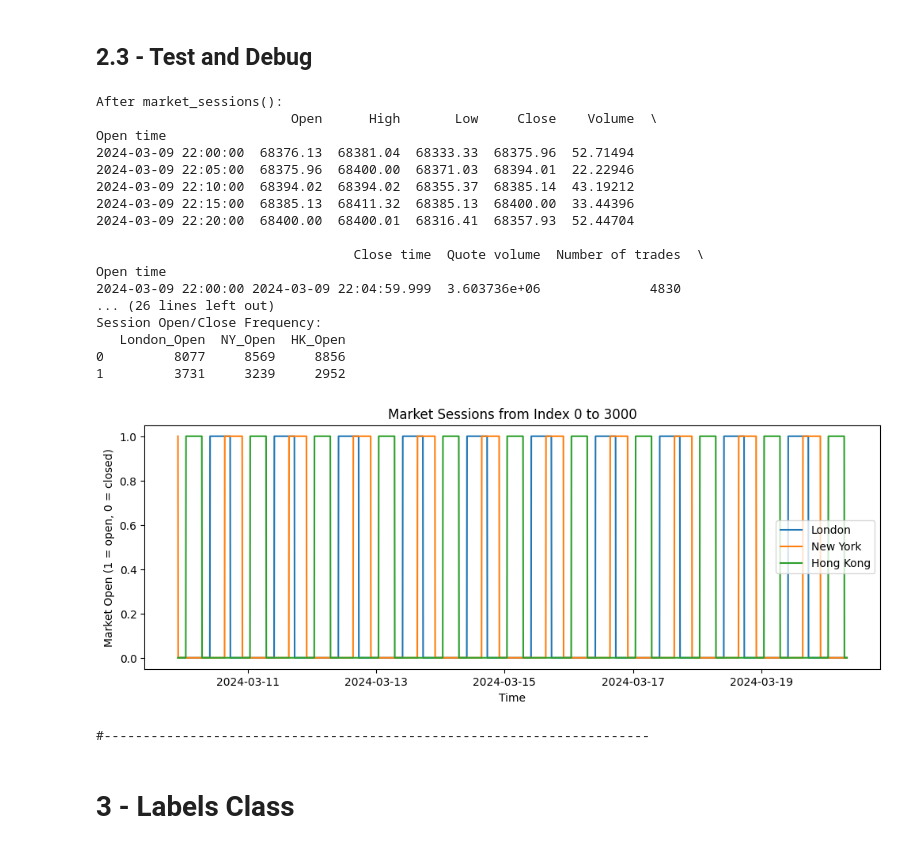
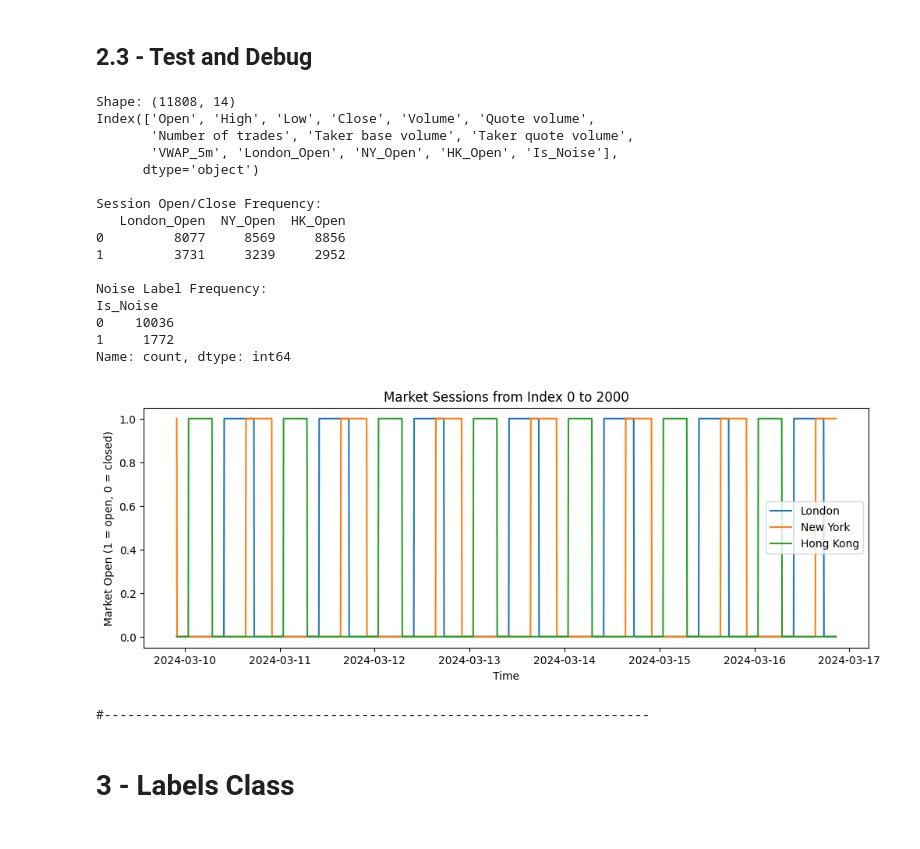
Before and after one commit to valerian-drmt/Trading_Projects, a Jupyter notebook: LSTM_Strategy.ipynb, the cells around one changed output. Drawn from its saved outputs; the diff is of its cells as text; code cells hidden in the pictures.

```diff
--- a/LSTM_Strategy.ipynb
+++ b/LSTM_Strategy.ipynb
@@ -90,11 +89,11 @@ def Get_Raw_Data(symbols, start, end, interval, With_file):
 # %% [markdown]
 ## 1.3 - Test and Debug
 # %%
-With_file = True
+With_file = False
 symbols="BTCUSDT"
-start="2024-03-10"
-end="2024-04-20"
-interval="5m"
+start="2025-02-03"
+end="2025-04-06"
+interval="1m"
 
 data_v0 = Get_Raw_Data(symbols, start, end, interval, With_file)
 
@@ -128,7 +111,7 @@ class LSTM_Features:
     def __init__(self, data):
         self.data = data
 
-        methods = [market_sessions]
+        methods = [resample_with_vwap, market_sessions, is_noise]
         for method in methods:
           method_name = method.__name__
           setattr(self, method_name, method.__get__(self))
@@ -171,62 +452,74 @@ def market_sessions(self):
 # %% [markdown]
 ## 2.3 - Test and Debug
 # %%
+# Step 0: Initialize Features Dataframe
 Features_Data = LSTM_Features(data_v0)
+#-------------------------------------------------------------------------------
+
+# Step 1: Market Sessions
+resample_period = '5min'
+Features_Data.resample_with_vwap(resample_period)
+
+# Step 2: Market Sessions
+Features_Data.market_sessions()
+
+# Step 3: Market Sessions
+noise_ratio = 0.15
+Features_Data.is_noise(noise_ratio)
 #-------------------------------------------------------------------------------
 
 debug1 = True
 
-#-------------------------------------------------------------------------------
-# Step 1: Market Sessions
-Features_Data.market_sessions()
+if debug1:
 
-if debug1:
-    print("\nAfter market_sessions():")
-    print(Features_Data.data.head())
+    print("Shape:", Features_Data.data.shape)
     print(Features_Data.data.columns)
-    print("Shape:", Features_Data.data.shape)
 
-    # Additional Analysis
+    # Additional Analysis Merket Sessions
     frequency = Features_Data.data[["London_Open", "NY_Open", "HK_Open"]].apply(
         lambda col: pd.Series(col).value_counts()
     ).fillna(0).astype(int)
     print("\nSession Open/Close Frequency:")
     print(frequency)
 
+    # Additional Analysis Is Noise
+    frequency = Features_Data.data["Is_Noise"].value_counts().sort_index()
+    print("\nNoise Label Frequency:")
+    print(frequency)
+
     # Plotting
-    nb = 3000
+    nb = 2000
     plt.figure(figsize=(12, 4))
     plt.plot(Features_Data.data["London_Open"].iloc[:nb], label="London")
     plt.plot(Features_Data.data["NY_Open"].iloc[:nb], label="New York")
     plt.plot(Features_Data.data["HK_Open"].iloc[:nb], label="Hong Kong")
     plt.legend()
     plt.title(f"Market Sessions from Index 0 to {nb}")
     plt.xlabel("Time")
     plt.ylabel("Market Open (1 = open, 0 = closed)")
     plt.show()
 print("#----------------------------------------------------------------------")
 
 # Last Step: Refresh Data
 Features_Data.data = None
 # %% [output]
-After market_sessions():
-                         Open      High       Low     Close    Volume  \
-Open time
-2024-03-09 22:00:00  68376.13  68381.04  68333.33  68375.96  52.71494
-2024-03-09 22:05:00  68375.96  68400.00  68371.03  68394.01  22.22946
-2024-03-09 22:10:00  68394.02  68394.02  68355.37  68385.14  43.19212
-2024-03-09 22:15:00  68385.13  68411.32  68385.13  68400.00  33.44396
-2024-03-09 22:20:00  68400.00  68400.01  68316.41  68357.93  52.44704
+Shape: (11808, 14)
+Index(['Open', 'High', 'Low', 'Close', 'Volume', 'Quote volume',
+       'Number of trades', 'Taker base volume', 'Taker quote volume',
+       'VWAP_5m', 'London_Open', 'NY_Open', 'HK_Open', 'Is_Noise'],
+      dtype='object')
 
-                                 Close time  Quote volume  Number of trades  \
-Open time
-2024-03-09 22:00:00 2024-03-09 22:04:59.999  3.603736e+06              4830
-... (26 lines left out)
 Session Open/Close Frequency:
    London_Open  NY_Open  HK_Open
 0         8077     8569     8856
 1         3731     3239     2952
+
+Noise Label Frequency:
+Is_Noise
+0    10036
+1     1772
+Name: count, dtype: int64
-[figure, old version]
+[figure, new version]
 #----------------------------------------------------------------------
 # %% [markdown]
 # 3 - Labels Class
```
Also changed, not shown: parts of 14 cells of this notebook, 1 other file.
